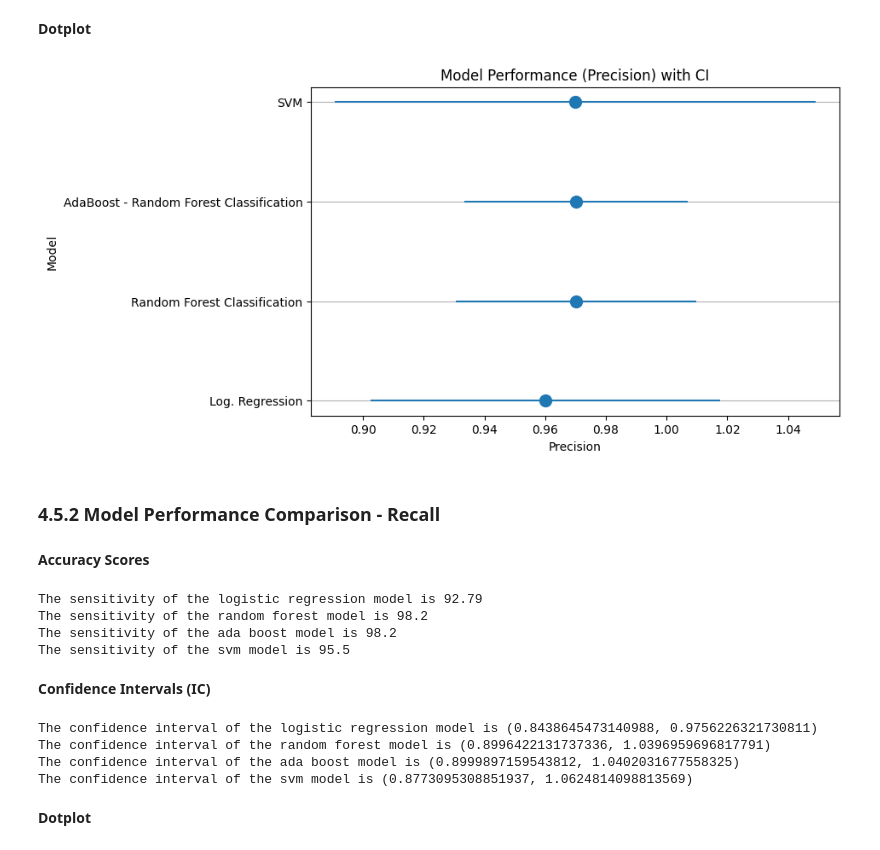
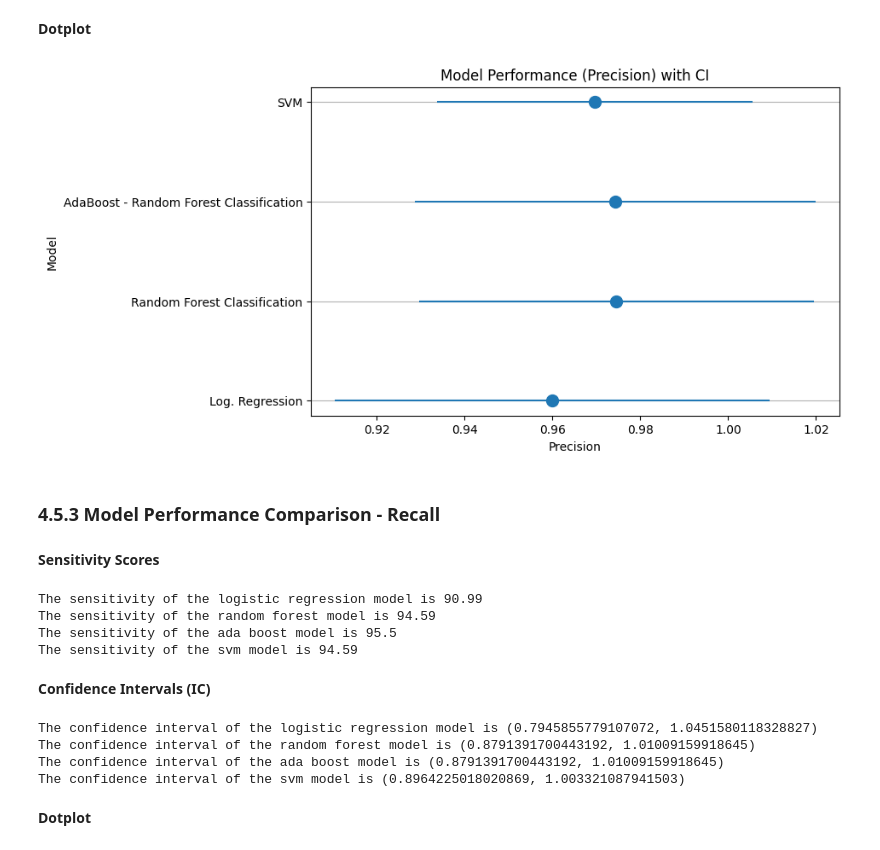
Before and after one commit to AnJoGoe/Cancer_Diagnosis_Prediction, a Jupyter notebook: notebooks/03_CDP_ML_Feat_Engin_Model_Dev.ipynb, the cells around one changed output. Cells and saved outputs as stored; diff of their text form; code cells hidden in the pictures.

```diff
--- a/notebooks/03_CDP_ML_Feat_Engin_Model_Dev.ipynb
+++ b/notebooks/03_CDP_ML_Feat_Engin_Model_Dev.ipynb
@@ -949,52 +976,52 @@ The confidence interval of the svm model is (0.8773095308851937, 1.0624814098813
 # %%
 # List of models
 model_names = ['Log. Regression', 'Random Forest Classification', 'AdaBoost - Random Forest Classification', 'SVM']
 
 # List of accuracy scores
-accuracy_scores = [mean_pre_sc_log, mean_pre_random_f, mean_pre_ada, mean_pre_svm]
+precision_scores = [mean_pre_sc_log, mean_pre_random_f, mean_pre_ada, mean_pre_svm]
 
 # CI
-ci = [1.96 * std_acc_sc_log, 1.96 * std_acc_random_f, 1.96 * std_acc_ada, 1.96 * std_acc_svm]
+ci = [1.96 * std_pre_sc_log, 1.96 * std_pre_random_f, 1.96 * std_pre_ada, 1.96 * std_pre_svm]
 
 # Create dot plot (error bars = ci)
 plt.figure(figsize=(8,5))
-plt.errorbar(accuracy_scores, model_names, xerr=ci, fmt='o', markersize=10)
+plt.errorbar(precision_scores, model_names, xerr=ci, fmt='o', markersize=10)
 
 # Grid lines
 plt.grid(axis='y')
 
 # Labels & Titles
 plt.xlabel("Precision")
 plt.ylabel("Model")
 plt.title("Model Performance (Precision) with CI")
 
 plt.savefig("../resources/precision_scores.png")
 
 plt.show()
 # %% [output]
-[figure, old version]
+[figure, new version]
 # %% [markdown]
-### 4.5.2 Model Performance Comparison - Recall
+### 4.5.3 Model Performance Comparison - Recall
 # %% [markdown]
-**Accuracy Scores**
+**Sensitivity Scores**
 # %%
-# Models' Accuracy Scores
-acc_sc_log = round(recall_score(y_test, pred_log)*100, 2)
-print(f"The sensitivity of the logistic regression model is {acc_sc_log}")
+# Models' Sensitivity Scores
+rec_sc_log = round(recall_score(y_test, pred_log)*100, 2)
+print(f"The sensitivity of the logistic regression model is {rec_sc_log}")
 
-acc_random_f = round(recall_score(y_test, pred_random_f)*100, 2)
-print(f"The sensitivity of the random forest model is {acc_random_f}")
+rec_random_f = round(recall_score(y_test, pred_random_f)*100, 2)
+print(f"The sensitivity of the random forest model is {rec_random_f}")
 
-acc_ada = round(recall_score(y_test, pred_ada)*100, 2)
-print(f"The sensitivity of the ada boost model is {acc_ada}")
+rec_ada = round(recall_score(y_test, pred_ada)*100, 2)
+print(f"The sensitivity of the ada boost model is {rec_ada}")
 
-acc_svm = round(recall_score(y_test, pred_svm)*100, 2)
-print(f"The sensitivity of the svm model is {acc_svm}")
+rec_svm = round(recall_score(y_test, pred_svm)*100, 2)
+print(f"The sensitivity of the svm model is {rec_svm}")
 # %% [output]
-The sensitivity of the logistic regression model is 92.79
-The sensitivity of the random forest model is 98.2
-The sensitivity of the ada boost model is 98.2
-The sensitivity of the svm model is 95.5
+The sensitivity of the logistic regression model is 90.99
+The sensitivity of the random forest model is 94.59
+The sensitivity of the ada boost model is 95.5
+The sensitivity of the svm model is 94.59
 # %% [markdown]
 **Confidence Intervals (IC)**
 # %%
@@ -1011,28 +1038,28 @@ std_rec_sc_log = np.std(score_sc_log) # standard devieation
 ci_sc_log = (mean_rec_sc_log - 1.96 * std_rec_sc_log, mean_rec_sc_log + 1.96 * std_rec_sc_log)# 95% confidence interval
 print(f"The confidence interval of the logistic regression model is {ci_sc_log}")
 
-score_random_f = cross_val_score(random_forest, X_train_subset, y_train_subset, cv=5, scoring='precision') # Cross validation from scikit-learn
+score_random_f = cross_val_score(random_forest, X_train_subset, y_train_subset, cv=5, scoring='recall') # Cross validation from scikit-learn
 mean_rec_random_f = np.mean(score_random_f) # mean accuracy
 std_rec_random_f = np.std(score_random_f) # standard devieation
 ci_random_f = (mean_rec_random_f - 1.96 * std_rec_random_f, mean_rec_random_f + 1.96 * std_rec_random_f) # 95% confidence interval
 print(f"The confidence interval of the random forest model is {ci_random_f}")
 
-score_ada = cross_val_score(ada_class, X_train_subset, y_train_subset, cv=5, scoring='precision') # Cross validation from scikit-learn
+score_ada = cross_val_score(ada_class, X_train_subset, y_train_subset, cv=5, scoring='recall') # Cross validation from scikit-learn
 mean_rec_ada = np.mean(score_ada) # mean accuracy
 std_rec_ada = np.std(score_ada) # standard devieation
 ci_ada = (mean_rec_ada - 1.96 * std_rec_ada, mean_rec_ada + 1.96 * std_rec_ada) # 95% confidence interval
 print(f"The confidence interval of the ada boost model is {ci_ada}")
 
-score_svm = cross_val_score(svm, X_train_subset, y_train_subset, cv=5, scoring='precision') # Cross validation from scikit-learn
+score_svm = cross_val_score(svm, X_train_subset, y_train_subset, cv=5, scoring='recall') # Cross validation from scikit-learn
 mean_rec_svm = np.mean(score_svm) # mean accuracy
 std_rec_svm = np.std(score_svm) # standard devieation
 ci_svm = (mean_rec_svm - 1.96 * std_rec_svm, mean_rec_svm + 1.96 * std_rec_svm) # 95% confidence interval
 print(f"The confidence interval of the svm model is {ci_svm}")
 # %% [output]
-The confidence interval of the logistic regression model is (0.8438645473140988, 0.9756226321730811)
-The confidence interval of the random forest model is (0.8996422131737336, 1.0396959696817791)
-The confidence interval of the ada boost model is (0.8999897159543812, 1.0402031677558325)
-The confidence interval of the svm model is (0.8773095308851937, 1.0624814098813569)
+The confidence interval of the logistic regression model is (0.7945855779107072, 1.0451580118328827)
+The confidence interval of the random forest model is (0.8791391700443192, 1.01009159918645)
+The confidence interval of the ada boost model is (0.8791391700443192, 1.01009159918645)
+The confidence interval of the svm model is (0.8964225018020869, 1.003321087941503)
 # %% [markdown]
 **Dotplot**
 # %%
```
Also changed, not shown: parts of 46 cells of this notebook, 8 other files.
